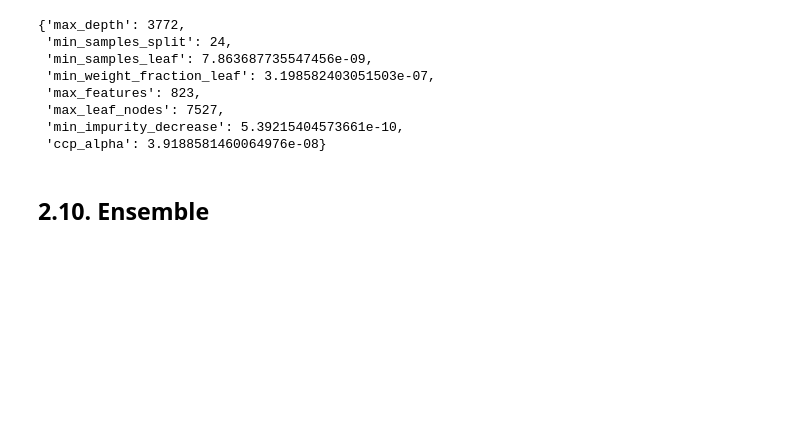
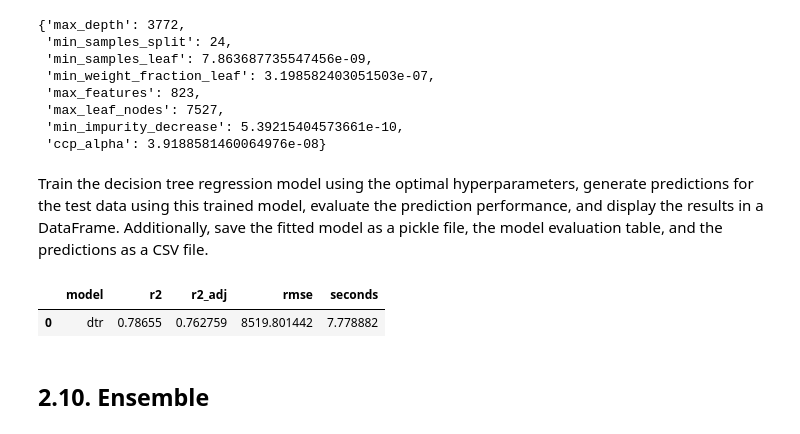
Before and after one commit to JAlbertOfficial/autoscout24-car-price-prediction, a Jupyter notebook: notebooks/3.0-ja-model-train-hyperparameter-tuning.ipynb, the cells around one changed output. Drawn from its saved outputs; the diff is of its cells as text; code cells hidden in the pictures; blank space fills up the shorter version.

Commit message:
feat: train decision tree regression model  with optimal hyperparameter, generate test predictions, evaluate performance, and save results as pkl and csv files

```diff
--- a/notebooks/3.0-ja-model-train-hyperparameter-tuning.ipynb
+++ b/notebooks/3.0-ja-model-train-hyperparameter-tuning.ipynb
@@ -1113,3 +1113,41 @@ dtr_fine_best_params
  'max_leaf_nodes': 7527,
  'min_impurity_decrease': 5.39215404573661e-10,
  'ccp_alpha': 3.9188581460064976e-08}
+# %% [markdown]
+Train the decision tree regression model using the optimal hyperparameters, generate predictions for the test data using this trained model, evaluate the prediction performance, and display the results in a DataFrame. Additionally, save the fitted model as a pickle file, the model evaluation table, and the predictions as a CSV file.
+# %%
+dtr_model = DecisionTreeRegressor(
+    max_depth=dtr_fine_best_params['max_depth'],
+    min_samples_split=dtr_fine_best_params['min_samples_split'],
+    min_samples_leaf=dtr_fine_best_params['min_samples_leaf'],
+    min_weight_fraction_leaf=dtr_fine_best_params['min_weight_fraction_leaf'],
+    max_features=dtr_fine_best_params['max_features'],
+    max_leaf_nodes=dtr_fine_best_params['max_leaf_nodes'],
+    min_impurity_decrease=dtr_fine_best_params['min_impurity_decrease'],
+    ccp_alpha=dtr_fine_best_params['ccp_alpha']
+)
+# %%
+dtr_start = datetime.now()
+dtr_model.fit(X_train, y_train)
+dtr_pred = dtr_model.predict(X_test)
+dtr_stop = datetime.now()
+dtr_delta = dtr_stop - dtr_start
+# %%
+dtr_pred_inverse = np.expm1(dtr_pred)
+
+dtr_r2 = r2_score(y_test, dtr_pred_inverse)
+dtr_r2_adj = 1 - (1 - dtr_r2) * ((len(X_test) - 1) / (len(X_test) - len(X_test.columns) - 1))
+dtr_rmse = np.sqrt(mean_squared_error(y_test, dtr_pred_inverse))
+dtr_seconds = dtr_delta.seconds + dtr_delta.microseconds/1E6
+
+dtr_evaluation = pd.DataFrame({
+    'model': ['dtr'],
+    'r2': [dtr_r2],
+    'r2_adj': [dtr_r2_adj],
+    'rmse': [dtr_rmse],
+    'seconds': [dtr_seconds]
+})
+dtr_evaluation
+# %% [output]
+|  | model | r2 | r2_adj | rmse | seconds |
+| 0 | dtr | 0.78655 | 0.762759 | 8519.801442 | 7.778882 |
```
Also changed, not shown: parts of 1 cell of this notebook, 3 other files.
